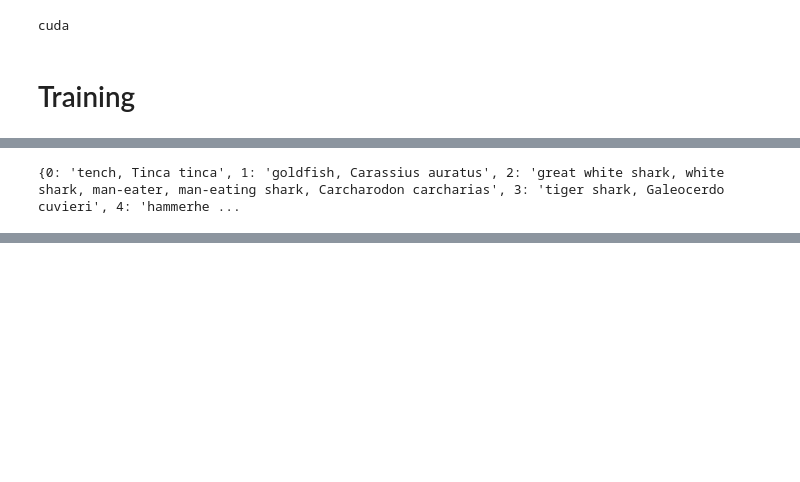
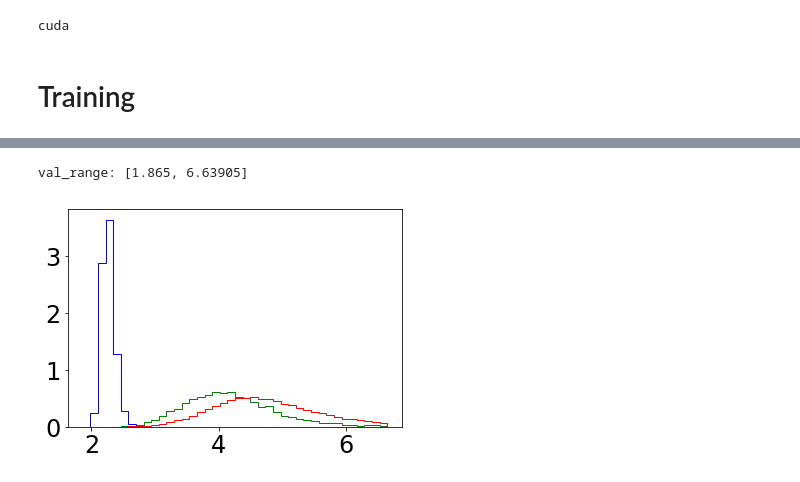
Before and after one commit to Xenovortex/INN_Embedding_Classification, a Jupyter notebook: main_cifar_feat.ipynb, the cells around one changed output, grey strips where cells are left out. Saved outputs shown, nothing was run; the diff lists cells and outputs as text; code cells hidden in the pictures; blank space fills up the shorter version.

```diff
--- a/main_cifar_feat.ipynb
+++ b/main_cifar_feat.ipynb
@@ -8,14 +8,14 @@ warnings.filterwarnings(action='once')
 # %% [markdown]
 # Set Training Parameters
 # %%
-num_epoch = 100
+num_epoch = 40
 batch_size = 1024
 lr_init = 5e-4
-mu_init = 11.
-beta = 5.0
-milestones = [50, 80, 100]
-modelname = "cifar_feature"
-number_dev = 2
+mu_init = 110.
+beta = 5 #5.0
+milestones = [20, 30, 40]
+modelname = "cifar_feature_17layers_beta5"
+number_dev = 4
 use_vgg = True
 num_workers = 8
 dataset = "cifar"
@@ -76,7 +80,3 @@ inn_exp.calibration_curve()
-# %%
-import pickle
-import urllib.request as req
-class_dict_link = 'https://gist.githubusercontent.com/yrevar/6135f1bd8dcf2e0cc683/raw/d133d61a09d7e5a3b36b8c111a8dd5c4b5d560ee/imagenet1000_clsid_to_human.pkl'
-classes = pickle.load(req.urlopen(class_dict_link))
-# %% [output]
-{0: 'tench, Tinca tinca', 1: 'goldfish, Carassius auratus', 2: 'great white shark, white shark, man-eater, man-eating shark, Carcharodon carcharias', 3: 'tiger shark, Galeocerdo cuvieri', 4: 'hammerhe ...
+# %%
+inn_exp.outlier_histogram(val_range=[2, 6.5])
+# %% [output]
@@ -82,0 +86,2 @@ classes = pickle.load(req.urlopen(class_dict_link))
+val_range: [1.865, 6.63905]
+[figure, added]
```
Also changed, not shown: parts of 3 cells of this notebook, 27 other files.
